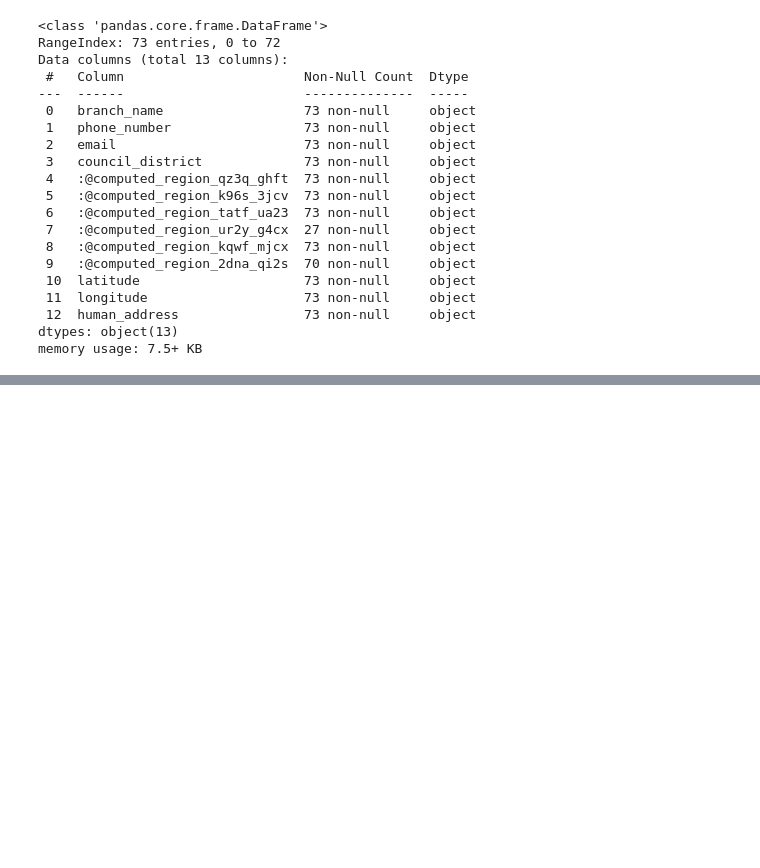
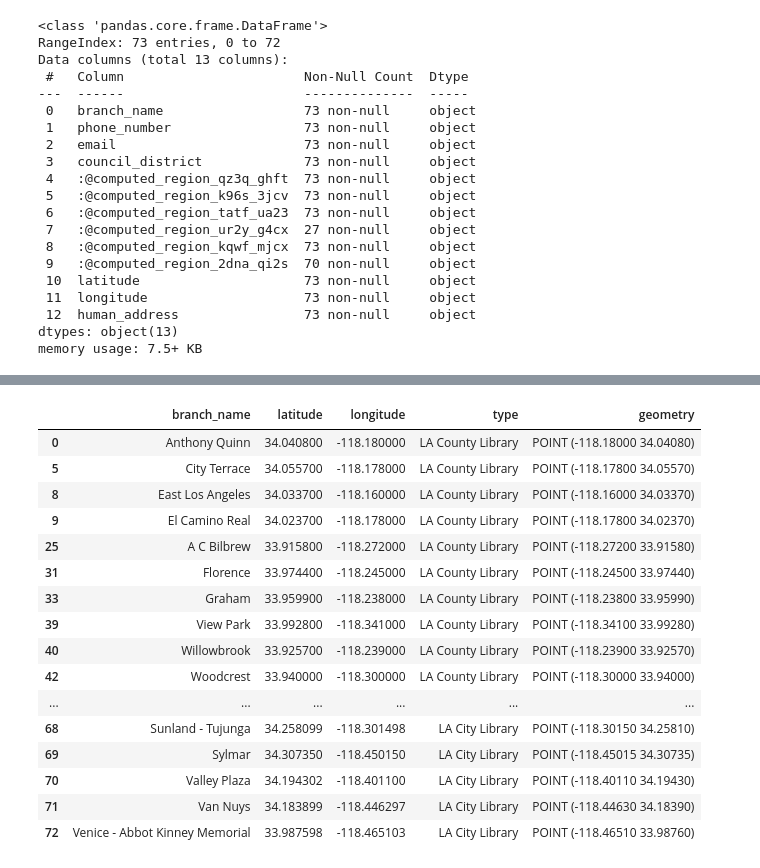
Before and after one commit to paotirado/UP229-Data-Science, a Jupyter notebook: LA Public Libraries.ipynb, the cells around one changed output, grey strips where cells are left out. Cells and saved outputs as stored; diff of their text form; code cells hidden in the pictures; blank space fills up the shorter version.

```diff
--- a/LA Public Libraries.ipynb
+++ b/LA Public Libraries.ipynb
@@ -370,0 +440,20 @@ libGdf
+# %%
+lalibs
+# %% [output]
+|  | branch_name | latitude | longitude | type | geometry |
+| 0 | Anthony Quinn | 34.040800 | -118.180000 | LA County Library | POINT (-118.18000 34.04080) |
+| 5 | City Terrace | 34.055700 | -118.178000 | LA County Library | POINT (-118.17800 34.05570) |
+| 8 | East Los Angeles | 34.033700 | -118.160000 | LA County Library | POINT (-118.16000 34.03370) |
+| 9 | El Camino Real | 34.023700 | -118.178000 | LA County Library | POINT (-118.17800 34.02370) |
+| 25 | A C Bilbrew | 33.915800 | -118.272000 | LA County Library | POINT (-118.27200 33.91580) |
+| 31 | Florence | 33.974400 | -118.245000 | LA County Library | POINT (-118.24500 33.97440) |
+| 33 | Graham | 33.959900 | -118.238000 | LA County Library | POINT (-118.23800 33.95990) |
+| 39 | View Park | 33.992800 | -118.341000 | LA County Library | POINT (-118.34100 33.99280) |
+| 40 | Willowbrook | 33.925700 | -118.239000 | LA County Library | POINT (-118.23900 33.92570) |
+| 42 | Woodcrest | 33.940000 | -118.300000 | LA County Library | POINT (-118.30000 33.94000) |
+| ... | ... | ... | ... | ... | ... |
+| 68 | Sunland - Tujunga | 34.258099 | -118.301498 | LA City Library | POINT (-118.30150 34.25810) |
+| 69 | Sylmar | 34.307350 | -118.450150 | LA City Library | POINT (-118.45015 34.30735) |
+| 70 | Valley Plaza | 34.194302 | -118.401100 | LA City Library | POINT (-118.40110 34.19430) |
+| 71 | Van Nuys | 34.183899 | -118.446297 | LA City Library | POINT (-118.44630 34.18390) |
+| 72 | Venice - Abbot Kinney Memorial | 33.987598 | -118.465103 | LA City Library | POINT (-118.46510 33.98760) |
```
Also changed, not shown: parts of 18 cells of this notebook, 1 other file.
